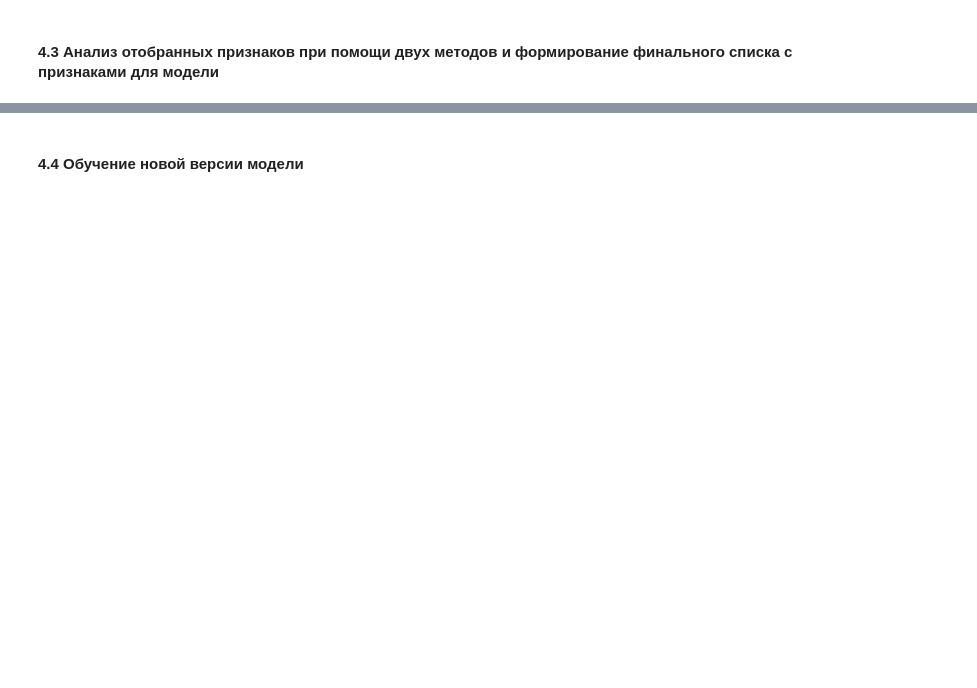
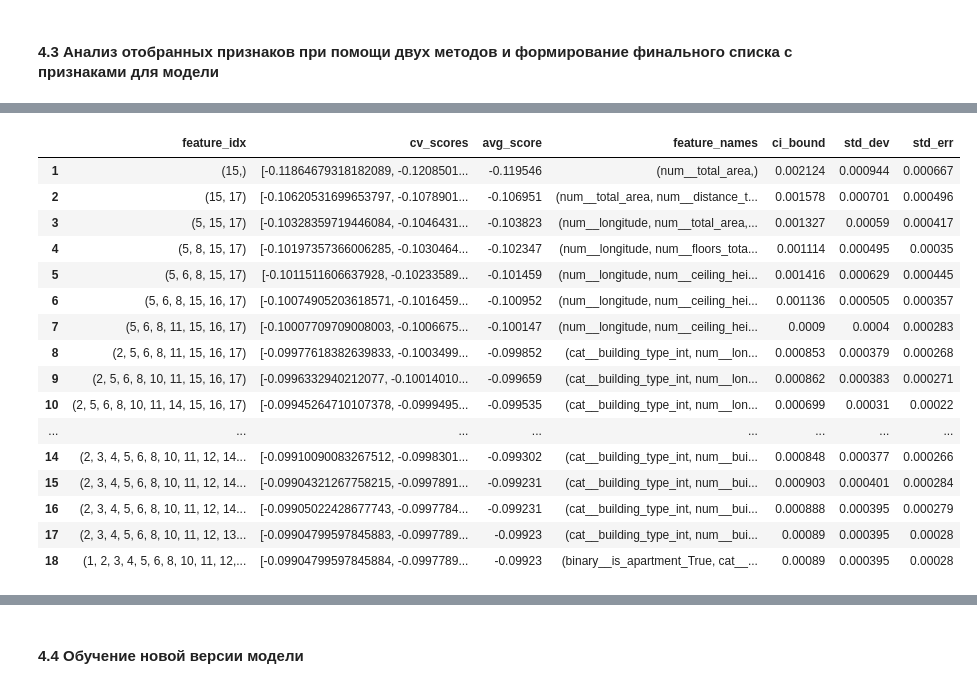
Before and after one commit to ozerge/mle-project-sprint-2-v001, a Jupyter notebook: model_improvement/project_template_sprint_2.ipynb, the cells around one changed output, grey strips where cells are left out. Drawn from its saved outputs; the diff is of its cells as text; code cells hidden in the pictures; blank space fills up the shorter version.

```diff
--- a/model_improvement/project_template_sprint_2.ipynb
+++ b/model_improvement/project_template_sprint_2.ipynb
@@ -859,2 +995,16 @@ run_id:  1b0f055c8ed74f31898c3b344484b4c0
 # %% [markdown]
 #### 4.3 Анализ отобранных признаков при помощи двух методов и формирование финального списка с признаками для модели
+# %%
+top_sfs = list(sfs.k_feature_names_)
+top_sbs = list(sbs.k_feature_names_)
+
+print('\nSequential Forward Selection (k=30)')
+print('CV Score:')
+print(sfs.k_score_)
+
+print('\nSequential Backward Selection')
+print('CV Score:')
+print(sbs.k_score_)
+
+sfs_df = pd.DataFrame.from_dict(sfs.get_metric_dict()).T
+sbs_df = pd.DataFrame.from_dict(sbs.get_metric_dict()).T
@@ -860,0 +1019,20 @@ run_id:  1b0f055c8ed74f31898c3b344484b4c0
+# %%
+sfs_df
+# %% [output]
+|  | feature_idx | cv_scores | avg_score | feature_names | ci_bound | std_dev | std_err |
+| 1 | (15,) | [-0.11864679318182089, -0.1208501... | -0.119546 | (num__total_area,) | 0.002124 | 0.000944 | 0.000667 |
+| 2 | (15, 17) | [-0.10620531699653797, -0.1078901... | -0.106951 | (num__total_area, num__distance_t... | 0.001578 | 0.000701 | 0.000496 |
+| 3 | (5, 15, 17) | [-0.10328359719446084, -0.1046431... | -0.103823 | (num__longitude, num__total_area,... | 0.001327 | 0.00059 | 0.000417 |
+| 4 | (5, 8, 15, 17) | [-0.10197357366006285, -0.1030464... | -0.102347 | (num__longitude, num__floors_tota... | 0.001114 | 0.000495 | 0.00035 |
+| 5 | (5, 6, 8, 15, 17) | [-0.1011511606637928, -0.10233589... | -0.101459 | (num__longitude, num__ceiling_hei... | 0.001416 | 0.000629 | 0.000445 |
+| 6 | (5, 6, 8, 15, 16, 17) | [-0.10074905203618571, -0.1016459... | -0.100952 | (num__longitude, num__ceiling_hei... | 0.001136 | 0.000505 | 0.000357 |
+| 7 | (5, 6, 8, 11, 15, 16, 17) | [-0.10007709709008003, -0.1006675... | -0.100147 | (num__longitude, num__ceiling_hei... | 0.0009 | 0.0004 | 0.000283 |
+| 8 | (2, 5, 6, 8, 11, 15, 16, 17) | [-0.09977618382639833, -0.1003499... | -0.099852 | (cat__building_type_int, num__lon... | 0.000853 | 0.000379 | 0.000268 |
+| 9 | (2, 5, 6, 8, 10, 11, 15, 16, 17) | [-0.0996332940212077, -0.10014010... | -0.099659 | (cat__building_type_int, num__lon... | 0.000862 | 0.000383 | 0.000271 |
+| 10 | (2, 5, 6, 8, 10, 11, 14, 15, 16, 17) | [-0.09945264710107378, -0.0999495... | -0.099535 | (cat__building_type_int, num__lon... | 0.000699 | 0.00031 | 0.00022 |
+| ... | ... | ... | ... | ... | ... | ... | ... |
+| 14 | (2, 3, 4, 5, 6, 8, 10, 11, 12, 14... | [-0.09910090083267512, -0.0998301... | -0.099302 | (cat__building_type_int, num__bui... | 0.000848 | 0.000377 | 0.000266 |
+| 15 | (2, 3, 4, 5, 6, 8, 10, 11, 12, 14... | [-0.09904321267758215, -0.0997891... | -0.099231 | (cat__building_type_int, num__bui... | 0.000903 | 0.000401 | 0.000284 |
+| 16 | (2, 3, 4, 5, 6, 8, 10, 11, 12, 14... | [-0.09905022428677743, -0.0997784... | -0.099231 | (cat__building_type_int, num__bui... | 0.000888 | 0.000395 | 0.000279 |
+| 17 | (2, 3, 4, 5, 6, 8, 10, 11, 12, 13... | [-0.09904799597845883, -0.0997789... | -0.09923 | (cat__building_type_int, num__bui... | 0.00089 | 0.000395 | 0.00028 |
+| 18 | (1, 2, 3, 4, 5, 6, 8, 10, 11, 12,... | [-0.09904799597845884, -0.0997789... | -0.09923 | (binary__is_apartment_True, cat__... | 0.00089 | 0.000395 | 0.00028 |
```
Also changed, not shown: parts of 25 cells of this notebook, 9 other files.
